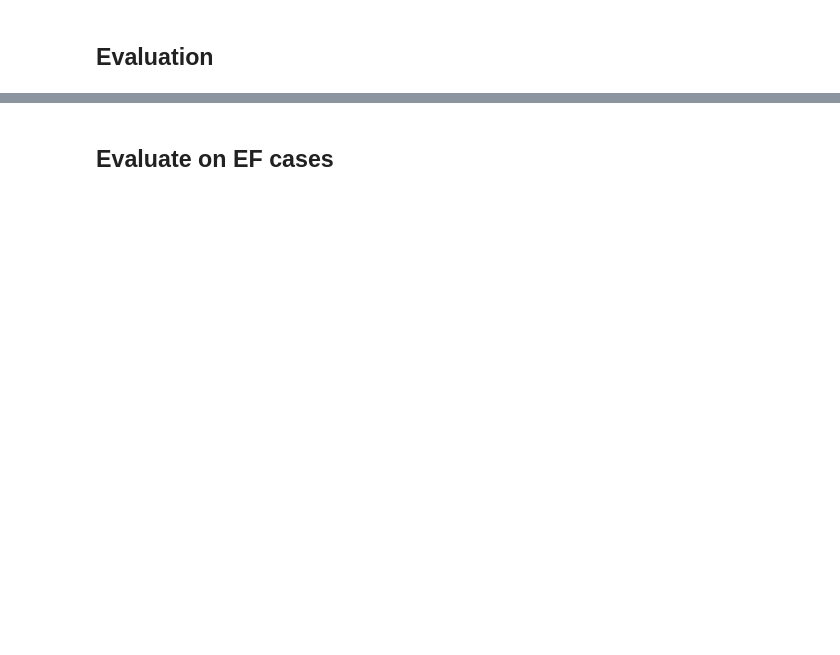
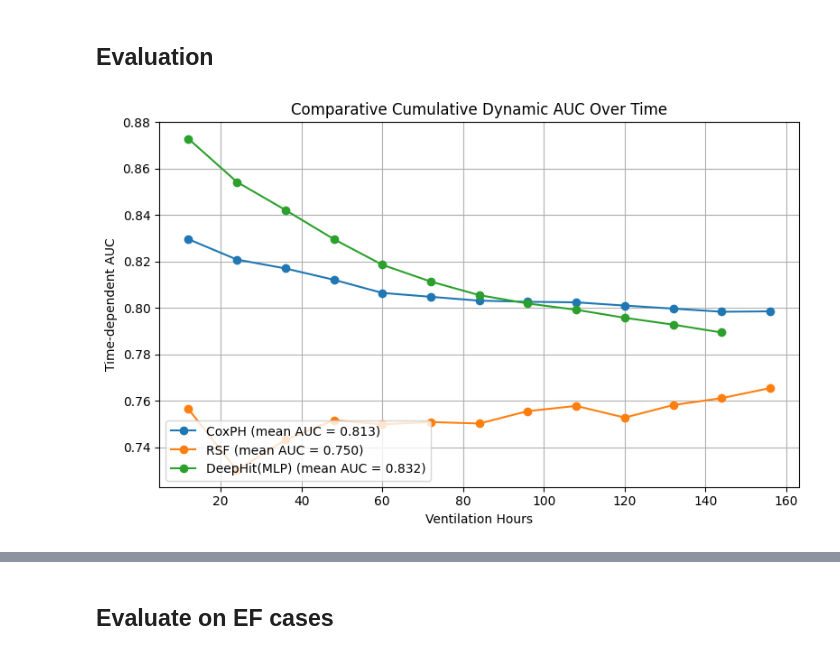
Before and after one commit to Edison9489/TTEAnalysis, a Jupyter notebook: experiments/Baselines.ipynb, the cells around one changed output, grey strips where cells are left out. Saved outputs shown, nothing was run; the diff lists cells and outputs as text; code cells hidden in the pictures; blank space fills up the shorter version.

Commit message:
addupdating baselines

```diff
--- a/experiments/Baselines.ipynb
+++ b/experiments/Baselines.ipynb
@@ -644,42 +1152,71 @@ deepsurv_mlp_surv = deepsurv_mlp_model.predict_surv_df(X_test)
+# %%
+# random_surv = 0.5 * np.ones((time_grid.shape[0], y_test_surv.shape[0]))
+km_func = StepFunction(*kaplan_meier_estimator(events_test.astype(bool), durations_test))
+km_surv_np = np.tile(km_func(time_grid_eval), (y_test_surv.shape[0], 1))
+km_surv = pd.DataFrame(km_surv_np.transpose(), index=time_grid_eval)
+
+cph_surv_np = np.row_stack([fn(time_grid_eval) for fn in cph_model.predict_survival_function(X_test_tab)])
+cph_surv = pd.DataFrame(cph_surv_np.transpose(), index=time_grid_eval)
+rsf_surv_np = np.row_stack([fn(time_grid_eval) for fn in rsf_model.predict_survival_function(X_test_tab)])
+rsf_surv = pd.DataFrame(rsf_surv_np.transpose(), index=time_grid_eval)
+
+deephit_mlp_surv = deephit_mlp_model.predict_surv_df(X_test_tab)
+
+# _ = deepsurv_mlp_model.compute_baseline_hazards()
+# deepsurv_mlp_surv = deepsurv_mlp_model.predict_surv_df(X_test_tab)
+
+# deephit_rnn_surv = deephit_rnn_model.predict_surv_df(X_test_seq)
+
+# deephit_mlp_ae_surv = deephit_mlp_ae_model.predict_surv_df(Z_test)
 # %%
 km_risk_scores = 1-km_surv_np
-km_auc, km_mean_auc = cumulative_dynamic_auc(y_train_val_surv, y_test_surv, km_risk_scores, time_grid)
+km_auc, km_mean_auc = cumulative_dynamic_auc(y_train_val_surv, y_test_surv, km_risk_scores, time_grid_eval)
 
-cph_risk_scores = cph_model.predict(X_test)
-cph_auc, cph_mean_auc = cumulative_dynamic_auc(y_train_val_surv, y_test_surv, cph_risk_scores, time_grid)
+cph_risk_scores = cph_model.predict(X_test_tab)
+cph_auc, cph_mean_auc = cumulative_dynamic_auc(y_train_val_surv, y_test_surv, cph_risk_scores, time_grid_eval)
 
-rsf_chf_funcs = rsf_model.predict_cumulative_hazard_function(X_test, return_array=False)
-rsf_risk_scores = np.row_stack([chf(time_grid) for chf in rsf_chf_funcs])
-rsf_auc, rsf_mean_auc = cumulative_dynamic_auc(y_train_val_surv, y_test_surv, rsf_risk_scores, time_grid)
+rsf_chf_funcs = rsf_model.predict_cumulative_hazard_function(X_test_tab, return_array=False)
+rsf_risk_scores = np.row_stack([chf(time_grid_eval) for chf in rsf_chf_funcs])
+rsf_auc, rsf_mean_auc = cumulative_dynamic_auc(y_train_val_surv, y_test_surv, rsf_risk_scores, time_grid_eval)
 
-time_grid_deephit = labtrans.cuts
-mask_deephit = (time_grid_deephit<=time_grid.max()) & (time_grid_deephit>=time_grid.min())
-time_grid_deephit = time_grid_deephit[mask_deephit]
-deephit_mlp_risk_scores = (1-deephit_mlp_surv.transpose().values)[:, mask_deephit] # use predict_cif if having compte risks
+mask_deephit = [(x >= time_grid_eval.min()) & (x < time_grid_eval.max()) for x in deephit_mlp_surv.index]
+deephit_mlp_risk_scores = (1-deephit_mlp_surv.transpose().values)[:, mask_deephit]
 deephit_mlp_auc, deephit_mlp_mean_auc = cumulative_dynamic_auc(y_train_val_surv, y_test_surv,
-                                                               deephit_mlp_risk_scores, time_grid_deephit)
+                                                               deephit_mlp_risk_scores, deephit_mlp_surv.index[mask_deephit])
 
+# mask_deepsurv = deepsurv_mlp_surv.index.isin(time_grid_eval)
+# deepsurv_mlp_risk_scores = deepsurv_mlp_model.predict_cumulative_hazards(X_test_tab).transpose().values[:, mask_deepsurv]
+# deepsurv_mlp_auc, deepsurv_mlp_mean_auc = cumulative_dynamic_auc(y_train_val_surv, y_test_surv,
+#                                                                deepsurv_mlp_risk_scores, time_grid_eval)
 
-mask_deepsurv = (deepsurv_mlp_surv.index<=time_grid.max()) & (deepsurv_mlp_surv.index>=time_grid.min())
-deepsurv_mlp_risk_scores = deepsurv_mlp_model.predict_cumulative_hazards(X_test).transpose().values[:, mask_deepsurv]
-deepsurv_mlp_auc, deepsurv_mlp_mean_auc = cumulative_dynamic_auc(y_train_val_surv, y_test_surv,
-                                                               deepsurv_mlp_risk_scores, time_grid)
+# deephit_rnn_risk_scores = (1-deephit_rnn_surv.transpose().values)[:, mask_deephit]
+# deephit_rnn_auc, deephit_rnn_mean_auc = cumulative_dynamic_auc(y_train_val_surv, y_test_surv,
+#                                                                deephit_rnn_risk_scores, deephit_mlp_surv.index[mask_deephit])
+
+# deephit_mlp_ae_risk_scores = (1-deephit_mlp_ae_surv.transpose().values)[:, mask_deephit]
+# deephit_mlp_ae_auc, deephit_mlp_ae_mean_auc = cumulative_dynamic_auc(y_train_val_surv, y_test_surv,
+#                                                                deephit_mlp_ae_risk_scores, deephit_mlp_ae_surv.index[mask_deephit])
 
 
 # Visualization
 plt.figure(figsize=(8, 5))
-# plt.plot(time_grid, km_auc, "o-", label=f"Kaplan-Meier (mean AUC = {km_mean_auc:.3f})")
-plt.plot(time_grid, cph_auc, "o-", label=f"CoxPH (mean AUC = {cph_mean_auc:.3f})")
-plt.plot(time_grid, rsf_auc, "o-", label=f"RSF (mean AUC = {rsf_mean_auc:.3f})")
-plt.plot(time_grid_deephit, deephit_mlp_auc, "o-", label=f"DeepHit(MLP) (mean AUC = {deephit_mlp_mean_auc:.3f})")
-plt.plot(time_grid, deepsurv_mlp_auc, "o-", label=f"DeepSurv(MLP) (mean AUC = {deepsurv_mlp_mean_auc:.3f})")
+# plt.plot(time_grid_eval, km_auc, "o-", label=f"Kaplan-Meier (mean AUC = {km_mean_auc:.3f})")
+plt.plot(time_grid_eval, cph_auc, "o-", label=f"CoxPH (mean AUC = {cph_mean_auc:.3f})")
+plt.plot(time_grid_eval, rsf_auc, "o-", label=f"RSF (mean AUC = {rsf_mean_auc:.3f})")
+plt.plot(deephit_mlp_surv.index[mask_deephit], deephit_mlp_auc, "o-", label=f"DeepHit(MLP) (mean AUC = {deephit_mlp_mean_auc:.3f})")
+# plt.plot(time_grid_eval, deepsurv_mlp_auc, "o-", label=f"DeepSurv(MLP) (mean AUC = {deepsurv_mlp_mean_auc:.3f})")
+# plt.plot(deephit_mlp_surv.index[mask_deephit], deephit_rnn_auc, "o-", label=f"DeepHit(RNN) (mean AUC = {deephit_rnn_mean_auc:.3f})")
+# plt.plot(deephit_mlp_ae_surv.index[mask_deephit], deephit_mlp_ae_auc, "o-", label=f"DeepHit(MLP-AE) (mean AUC = {deephit_mlp_ae_mean_auc:.3f})")
+
 plt.xlabel("Ventilation Hours")
 plt.ylabel("Time-dependent AUC")
 plt.title("Comparative Cumulative Dynamic AUC Over Time")
-plt.legend(loc="best")
+plt.legend(loc="lower left")
 plt.grid(True)
 plt.tight_layout()
 plt.show()
+# %% [output]
+[figure, added]
 # %%
 km_ev = EvalSurv(km_surv, durations_test, events_test, censor_surv='km')
 cph_ev = EvalSurv(cph_surv, durations_test, events_test, censor_surv='km')
```
Also changed, not shown: parts of 78 cells of this notebook, 3 other files.
